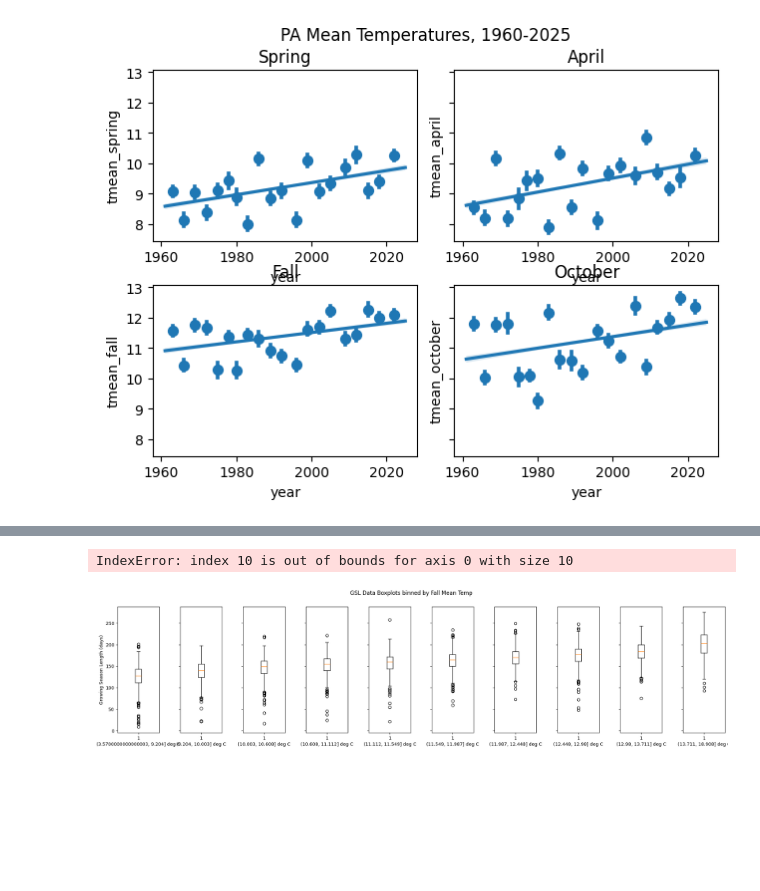
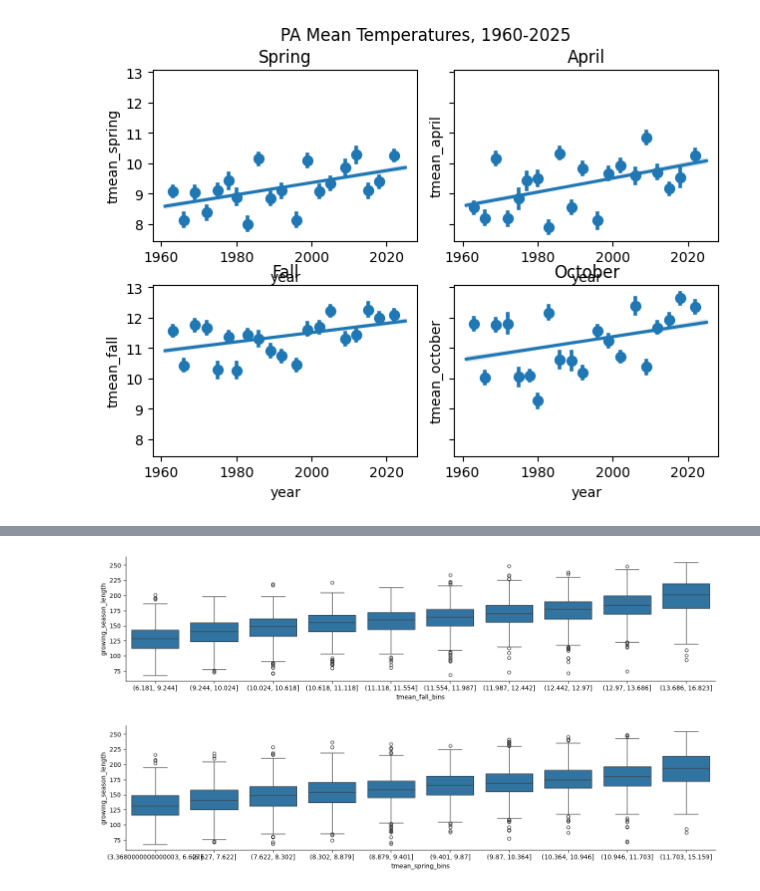
Before and after one commit to samjbaugh/reu26, a Jupyter notebook: Seasonal_Temps_Preliminary_Work.ipynb, the cells around one changed output, grey strips where cells are left out. Cells and saved outputs as stored; diff of their text form; code cells hidden in the pictures; blank space fills up the shorter version.

```diff
--- a/Seasonal_Temps_Preliminary_Work.ipynb
+++ b/Seasonal_Temps_Preliminary_Work.ipynb
@@ -186,21 +186,21 @@ plt.show()
 # %%
 # Want to display GSL binned by mean seasonal temperature
 
+def outlier_remover(data, variables, number_std):
+    for variable in variables:
+        variable_std = data[variable].std()
+        variable_mean = data[variable].mean()
+        upper_limit = variable_mean + (variable_std * number_std)
+        lower_limit = variable_mean - (variable_std * number_std)
+        data = data[data[variable].between(lower_limit, upper_limit)]
+    return data
+
+df_outliers_removed = outlier_remover(df, ['tmean_spring', 'tmean_fall', 'growing_season_length'], 3)
+
 # Binning by mean seasonal temperature
-df['tmean_spring_bins'] = pd.qcut(df['tmean_spring'], q=10)
-df['tmean_fall_bins'] = pd.qcut(df['tmean_fall'], q=10)
+df_outliers_removed['tmean_spring_bins'] = pd.qcut(df_outliers_removed['tmean_spring'], q=10)
+df_outliers_removed['tmean_fall_bins'] = pd.qcut(df_outliers_removed['tmean_fall'], q=10)
 
 #display box plots for each bin
-df_spring_binned = df.sort_values(by='tmean_spring_bins')
-df_fall_binned = df.sort_values(by='tmean_fall_bins')
-
-fig, axs = plt.subplots(1,10, sharey=True, figsize = (24, 5))
-fig.suptitle('GSL Data Boxplots binned by Spring Mean Temp')
-fig.subplots_adjust(wspace = 0.5)
-n = 0
-for value in df_spring_binned['tmean_spring_bins'].unique():
-    df_bin_all = df[df['tmean_spring_bins'] == value]
-    axs[n].boxplot(df_bin_all['growing_season_length'])
-    axs[n].set_xlabel(f'{value} deg C')
-    n = n + 1
-plt.show()
+df_spring_binned = df_outliers_removed.sort_values(by='tmean_spring_bins')
+df_fall_binned = df_outliers_removed.sort_values(by='tmean_fall_bins')
@@ -210,15 +207,10 @@ IndexError: index 10 is out of bounds for axis 0 with size 10
-# %%
-fig, axs = plt.subplots(1,10, sharey=True, figsize = (24, 5))
-fig.suptitle('GSL Data Boxplots binned by Fall Mean Temp')
-fig.subplots_adjust(wspace = 0.5)
-axs[0].set_ylabel('Growing Season Length (days)')
-n = 0
-for value in df_fall_binned['tmean_fall_bins'].unique():
-    df_bin_all = df[df['tmean_fall_bins'] == value]
-    axs[n].boxplot(df_bin_all['growing_season_length'])
-    axs[n].set_xlabel(f'{value} deg C')
-    n = n + 1
-plt.show()
-# %% [output]
-IndexError: index 10 is out of bounds for axis 0 with size 10
-[figure, removed]
+# %%
+sns.catplot(data= df_fall_binned, x='tmean_fall_bins', y='growing_season_length', kind='box', height=3.5, aspect=4)
+plt.show()
+# %% [output]
+[figure, added]
+# %%
+sns.catplot(data= df_spring_binned, x='tmean_spring_bins', y='growing_season_length', kind='box', height=3.5, aspect=4)
+plt.show()
+# %% [output]
+[figure, added]
```
Also changed, not shown: parts of 3 cells of this notebook, 13 other files.
